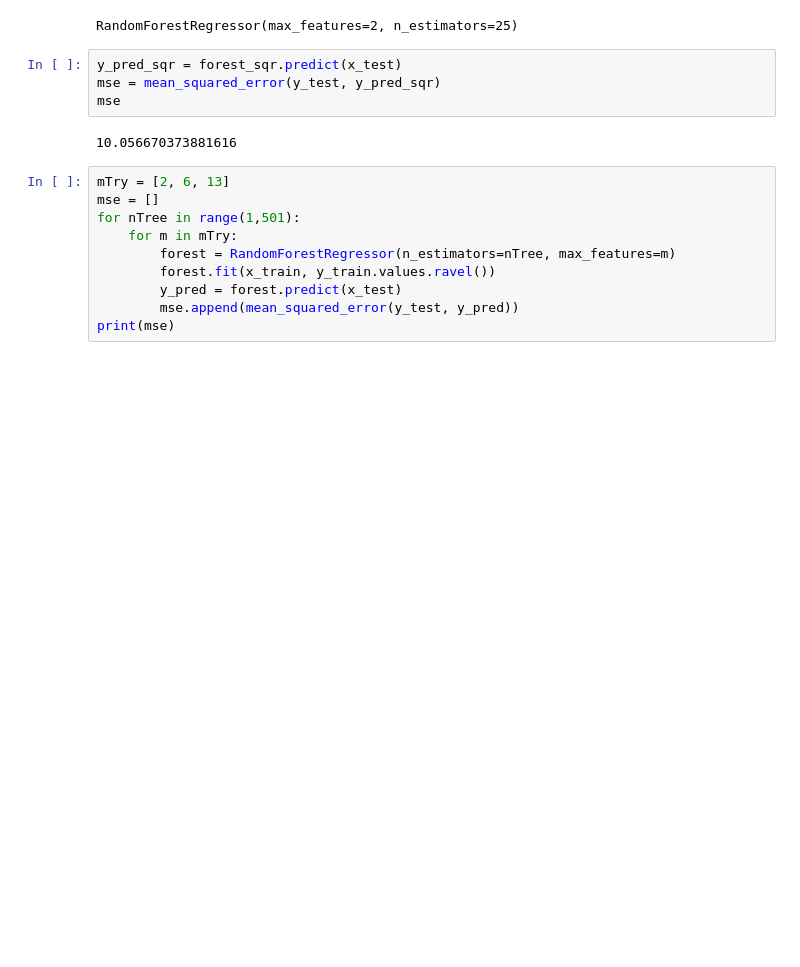
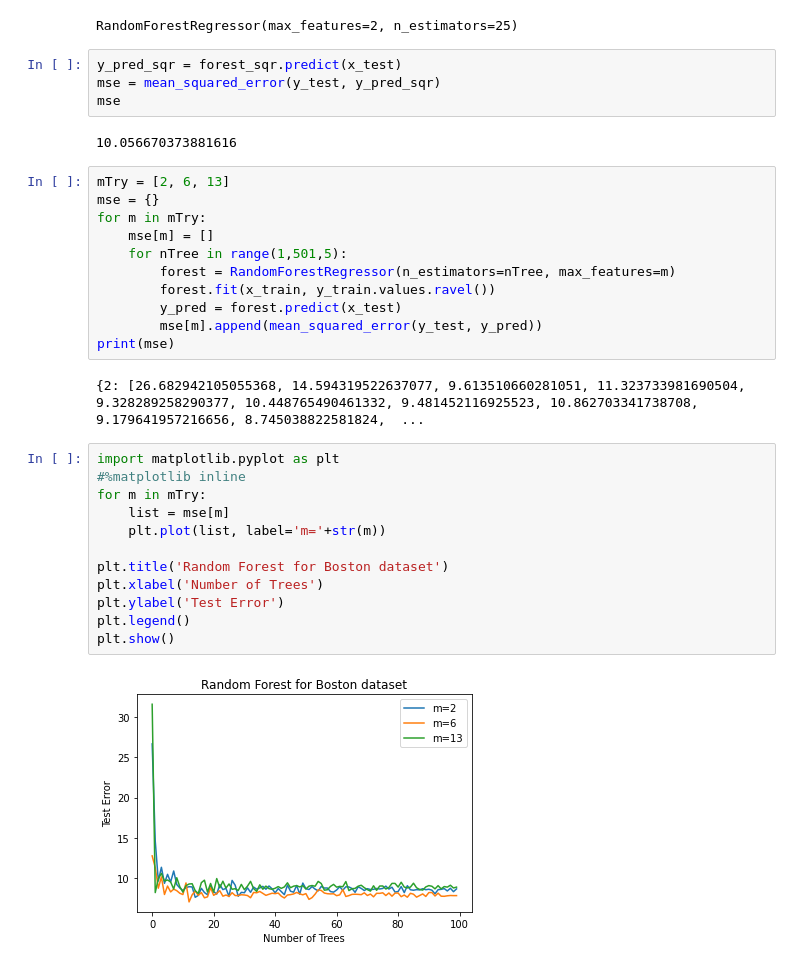
Before and after one commit to jogam5/ISRL, a Jupyter notebook: ch8/ch8_applied.ipynb, the cells around one changed output. Drawn from its saved outputs; the diff is of its cells as text; blank space fills up the shorter version.

Commit message:
graph added ex7 applied

```diff
--- a/ch8/ch8_applied.ipynb
+++ b/ch8/ch8_applied.ipynb
@@ -72,11 +72,28 @@ mse
 10.056670373881616
 # %%
 mTry = [2, 6, 13]
-mse = []
-for nTree in range(1,501):
-    for m in mTry:
+mse = {}
+for m in mTry:
+    mse[m] = []
+    for nTree in range(1,501,5):
         forest = RandomForestRegressor(n_estimators=nTree, max_features=m)
         forest.fit(x_train, y_train.values.ravel())
         y_pred = forest.predict(x_test)
-        mse.append(mean_squared_error(y_test, y_pred))
+        mse[m].append(mean_squared_error(y_test, y_pred))
 print(mse)
+# %% [output]
+{2: [26.682942105055368, 14.594319522637077, 9.613510660281051, 11.323733981690504, 9.328289258290377, 10.448765490461332, 9.481452116925523, 10.862703341738708, 9.179641957216656, 8.745038822581824,  ...
+# %%
+import matplotlib.pyplot as plt
+#%matplotlib inline
+for m in mTry:
+    list = mse[m]
+    plt.plot(list, label='m='+str(m))
+
+plt.title('Random Forest for Boston dataset')
+plt.xlabel('Number of Trees')
+plt.ylabel('Test Error')
+plt.legend()
+plt.show()
+# %% [output]
+[figure, added]
```
